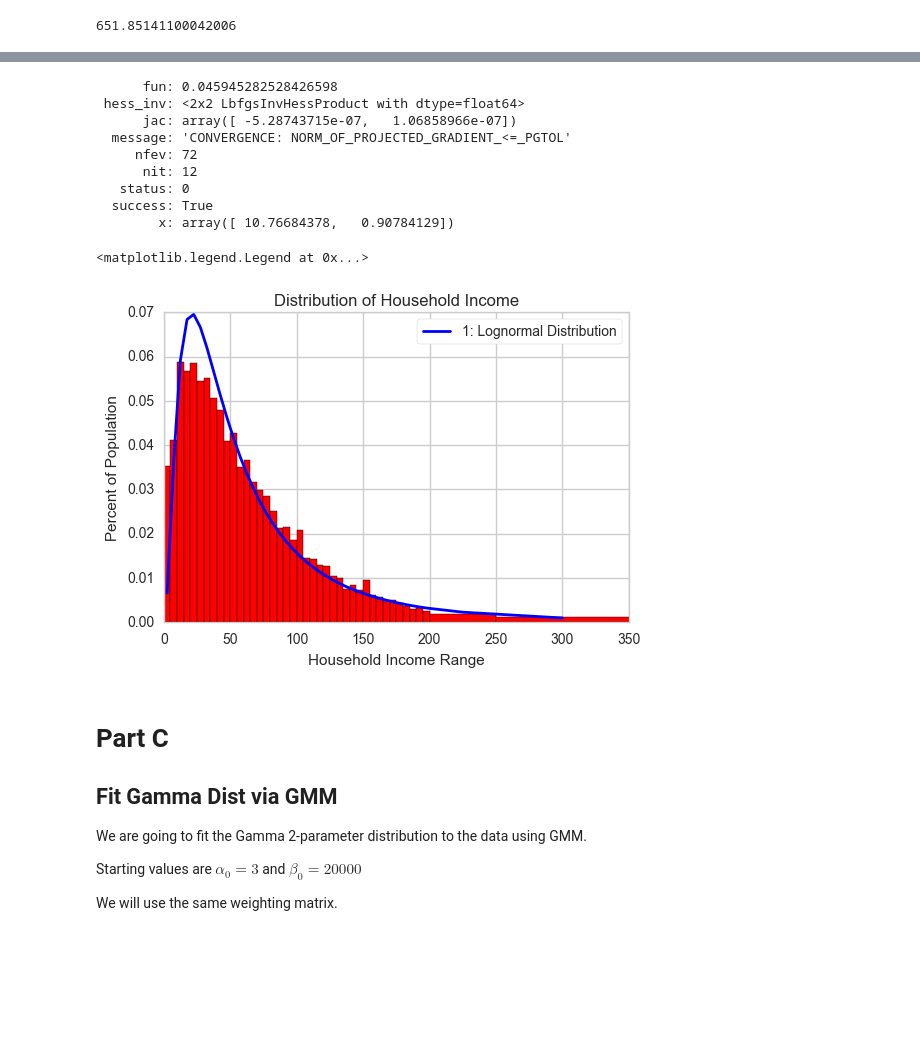
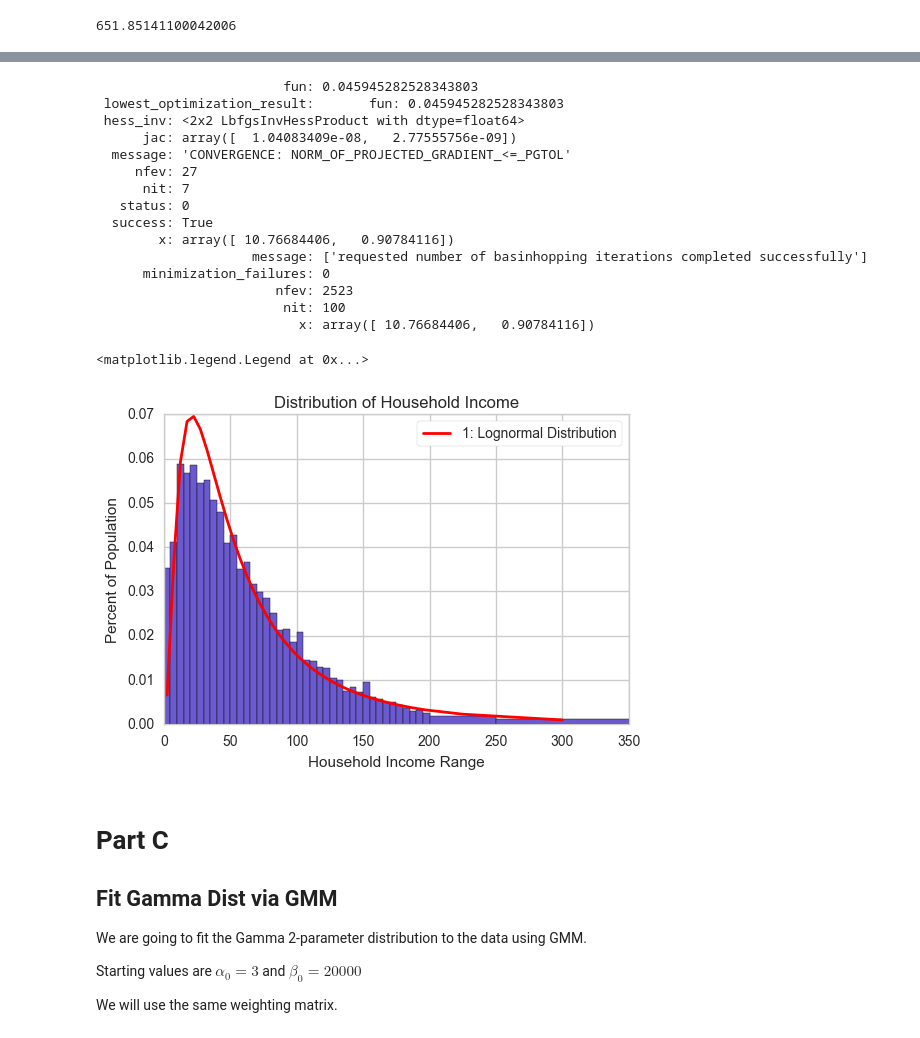
Before and after one commit to rickecon/StructEst_W17, a Jupyter notebook: Students/Olivia/PS4/PS4 Natan.ipynb, the cells around one changed output, grey strips where cells are left out. Cells and saved outputs as stored; diff of their text form; code cells hidden in the pictures; blank space fills up the shorter version.

```diff
--- a/Students/Olivia/PS4/PS4 Natan.ipynb
+++ b/Students/Olivia/PS4/PS4 Natan.ipynb
@@ -112,7 +112,7 @@ import scipy.optimize as opt
 gmm_init = [11,10] # initial values
 W_init = np.multiply(df['Percent'].values,np.eye(42))
 gmm_args = (df['Percent'],df['bottom'],df['top'],W_init)
-results = opt.minimize(crit_lognorm, gmm_init, args=(gmm_args), method='L-BFGS-B', bounds=((None, None), (1e-10, None)))
+results = opt.basinhopping(crit_lognorm, gmm_init, minimizer_kwargs=dict(args=(gmm_args), method='L-BFGS-B', bounds=((None, None), (1e-10, None))))
 mu_GMM1, sig_GMM1 = results.x
 print('mu_GMM1=', mu_GMM1, ' sig_GMM1=', sig_GMM1)
 # %% [output]
@@ -123,31 +123,37 @@ See the caveats in the documentation: http://pandas.pydata.org/pandas-docs/stabl
 # %%
 results
 # %% [output]
-      fun: 0.045945282528426598
+                        fun: 0.045945282528343803
+ lowest_optimization_result:       fun: 0.045945282528343803
  hess_inv: <2x2 LbfgsInvHessProduct with dtype=float64>
-      jac: array([ -5.28743715e-07,   1.06858966e-07])
+      jac: array([  1.04083409e-08,   2.77555756e-09])
   message: 'CONVERGENCE: NORM_OF_PROJECTED_GRADIENT_<=_PGTOL'
-     nfev: 72
-      nit: 12
+     nfev: 27
+      nit: 7
    status: 0
   success: True
-        x: array([ 10.76684378,   0.90784129])
+        x: array([ 10.76684406,   0.90784116])
+                    message: ['requested number of basinhopping iterations completed successfully']
+      minimization_failures: 0
+                       nfev: 2523
+                        nit: 100
+                          x: array([ 10.76684406,   0.90784116])
 # %%
 dist_pts = list(df['Midpoint']/1000)
 fitted_vals = sts.lognorm.cdf(list(df['top']), scale=np.exp(mu_GMM1), s=sig_GMM1)-sts.lognorm.cdf(list(df['bottom']),scale=np.exp(mu_GMM1),s=sig_GMM1)
 fitted_vals[41] = fitted_vals[41]/20
 fitted_vals[40] = fitted_vals[40]/10
 #plot
-plt.bar(df['bottom']/1000, df['percent_bar'], df['binwidth'], color='r')
+plt.bar(df['bottom']/1000, df['percent_bar'], df['binwidth'], color='slateblue')
 plt.plot(dist_pts, fitted_vals,
-         linewidth=2, color='b',label='1: Lognormal Distribution')
+         linewidth=2, color='r',label='1: Lognormal Distribution')
 plt.ylabel('Percent of Population')
 plt.xlabel('Household Income Range')
 plt.title('Distribution of Household Income')
 plt.legend(loc='upper right',frameon=True,fancybox=True)
 # %% [output]
 <matplotlib.legend.Legend at 0x...>
-[figure, old version]
+[figure, new version]
 # %% [markdown]
 # Part C
 
```
Also changed, not shown: parts of 18 cells of this notebook, 1 other file.
